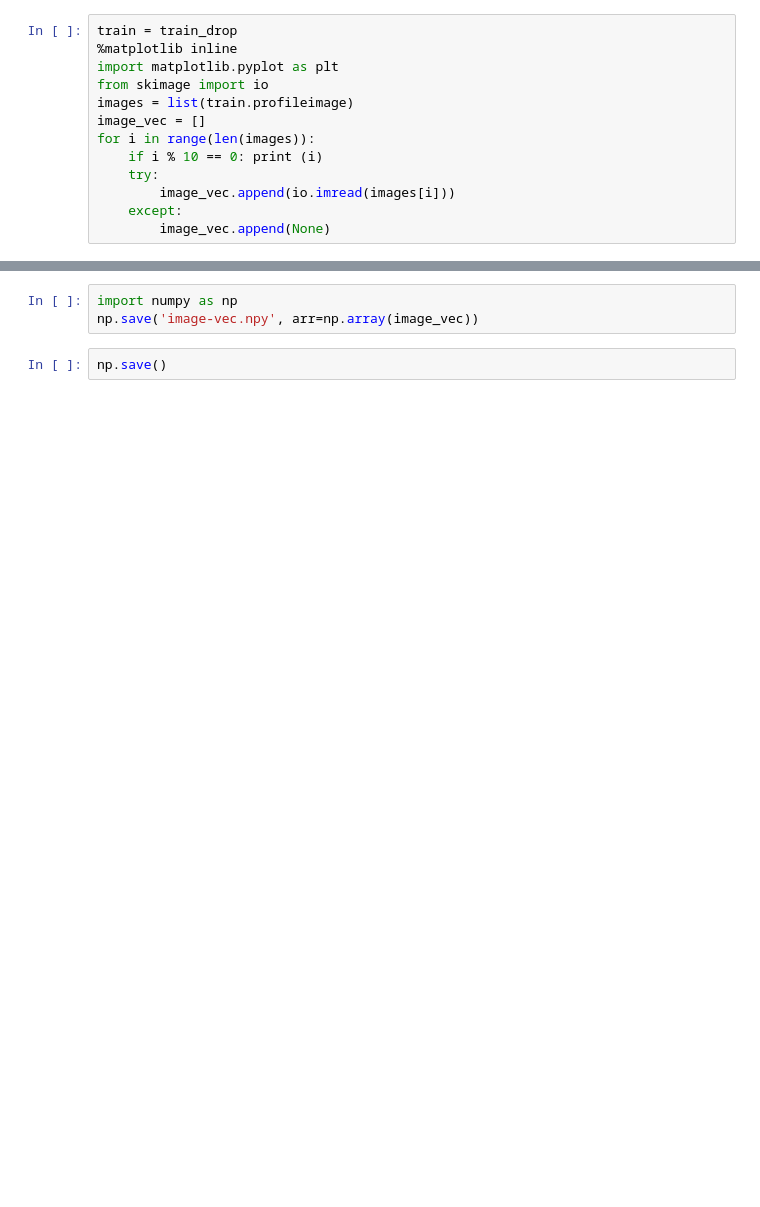
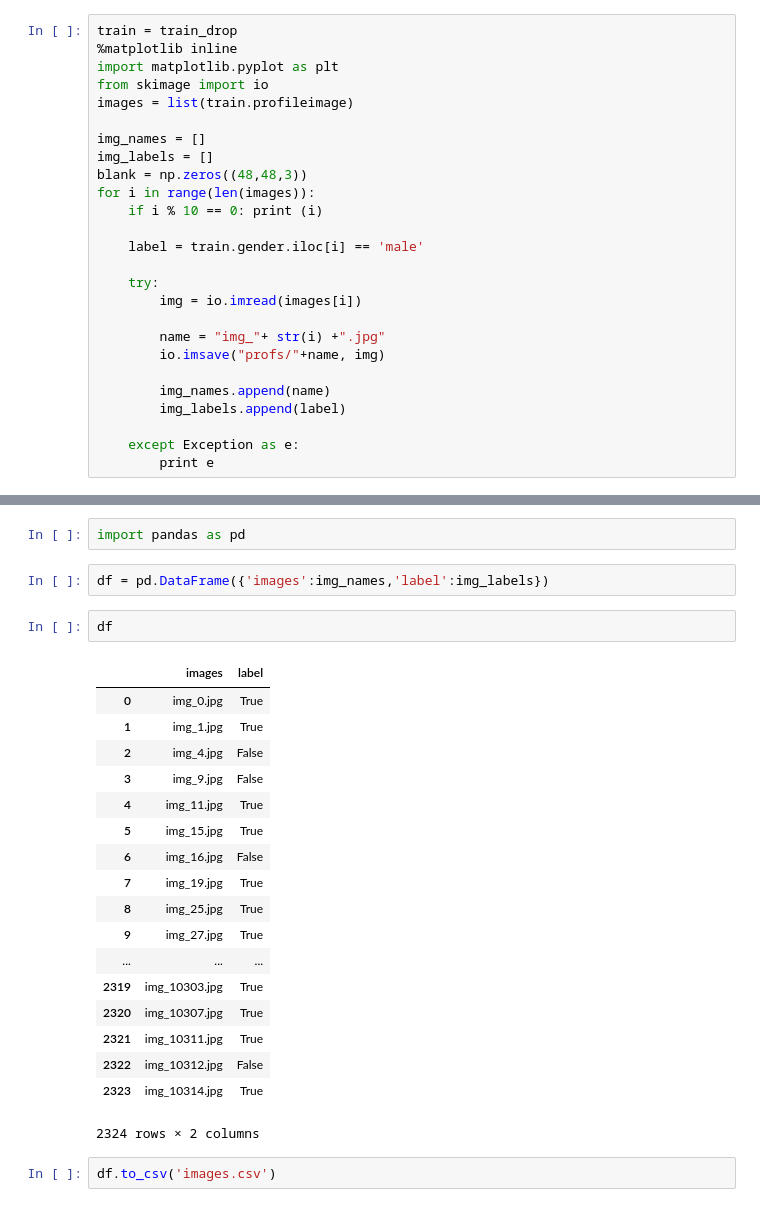
Before and after one commit to fcipollone/TwitterUserGender, a Jupyter notebook: Image Download.ipynb, the cells around one changed output, grey strips where cells are left out. Cells and saved outputs as stored; diff of their text form; blank space fills up the shorter version.

```diff
--- a/Image Download.ipynb
+++ b/Image Download.ipynb
@@ -27,12 +27,25 @@ train = train_drop
 import matplotlib.pyplot as plt
 from skimage import io
 images = list(train.profileimage)
-image_vec = []
+
+img_names = []
+img_labels = []
+blank = np.zeros((48,48,3))
 for i in range(len(images)):
     if i % 10 == 0: print (i)
+
+    label = train.gender.iloc[i] == 'male'
+
     try:
-        image_vec.append(io.imread(images[i]))
-    except:
-        image_vec.append(None)
+        img = io.imread(images[i])
+
+        name = "img_"+ str(i) +".jpg"
+        io.imsave("profs/"+name, img)
+
+        img_names.append(name)
+        img_labels.append(label)
+
+    except Exception as e:
+        print e
 # %% [output]
 0
@@ -55,5 +85,27 @@ for i in range(len(images)):
-# %%
-import numpy as np
-np.save('image-vec.npy', arr=np.array(image_vec))
-# %%
-np.save()
+# %%
+import pandas as pd
+# %%
+df = pd.DataFrame({'images':img_names,'label':img_labels})
+# %%
+df
+# %% [output]
+|  | images | label |
+| 0 | img_0.jpg | True |
+| 1 | img_1.jpg | True |
+| 2 | img_4.jpg | False |
+| 3 | img_9.jpg | False |
+| 4 | img_11.jpg | True |
+| 5 | img_15.jpg | True |
+| 6 | img_16.jpg | False |
+| 7 | img_19.jpg | True |
+| 8 | img_25.jpg | True |
+| 9 | img_27.jpg | True |
+| ... | ... | ... |
+| 2319 | img_10303.jpg | True |
+| 2320 | img_10307.jpg | True |
+| 2321 | img_10311.jpg | True |
+| 2322 | img_10312.jpg | False |
+| 2323 | img_10314.jpg | True |
+2324 rows × 2 columns
+# %%
+df.to_csv('images.csv')
```
Also changed, not shown: parts of 15 cells of this notebook.
